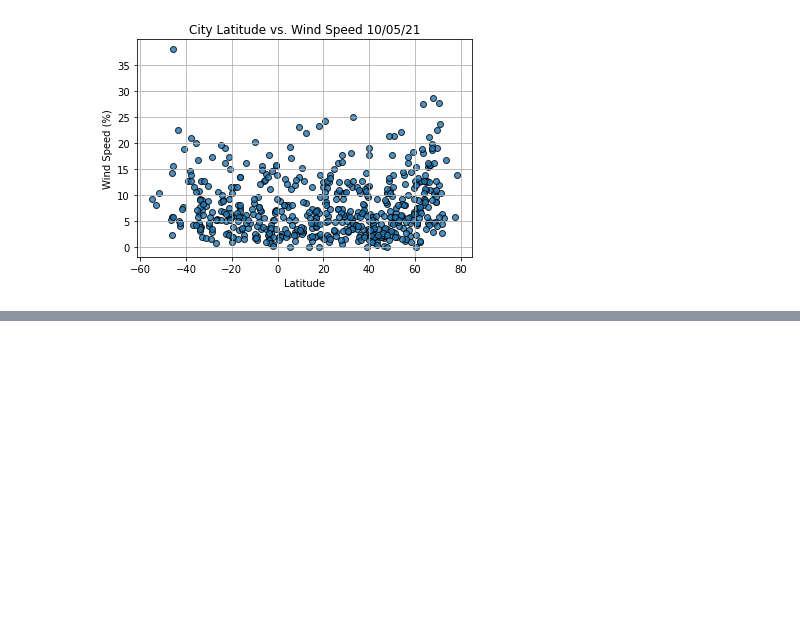
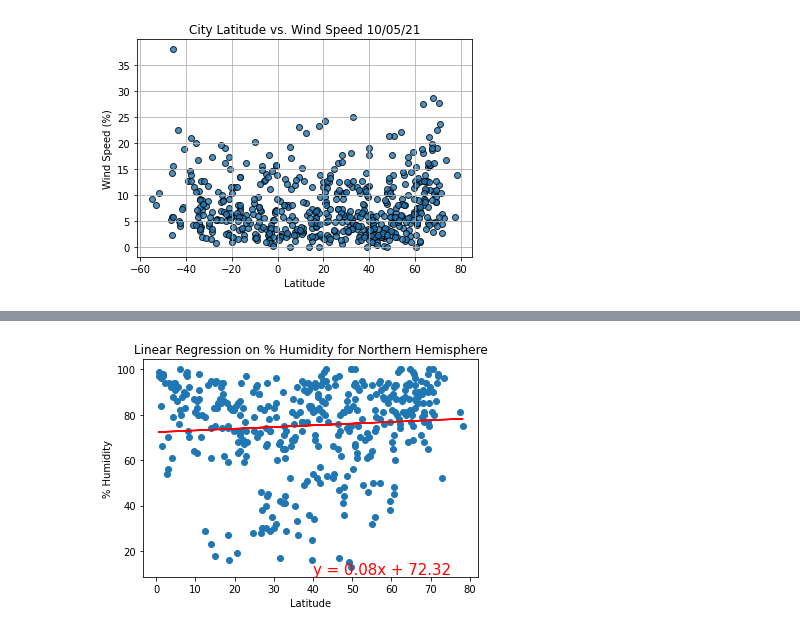
Before and after one commit to bmogil/World_Weather_Analysis, a Jupyter notebook: WeatherPy.ipynb, the cells around one changed output, grey strips where cells are left out. Saved outputs shown, nothing was run; the diff lists cells and outputs as text; code cells hidden in the pictures; blank space fills up the shorter version.

```diff
--- a/WeatherPy.ipynb
+++ b/WeatherPy.ipynb
@@ -254,0 +363,9 @@ plt.show()
+# %%
+# Perform linear regression on % humidity for the Northern Hemisphere.
+x_values = northern_hemi_df["Lat"]
+y_values = northern_hemi_df["Humidity"]
+
+plot_linear_regression(x_values, y_values,
+                      "Linear Regression on % Humidity for Northern Hemisphere", "% Humidity", (40,10))
+# %% [output]
+[figure, added]
```
Also changed, not shown: parts of 13 cells of this notebook, 2 other files.
